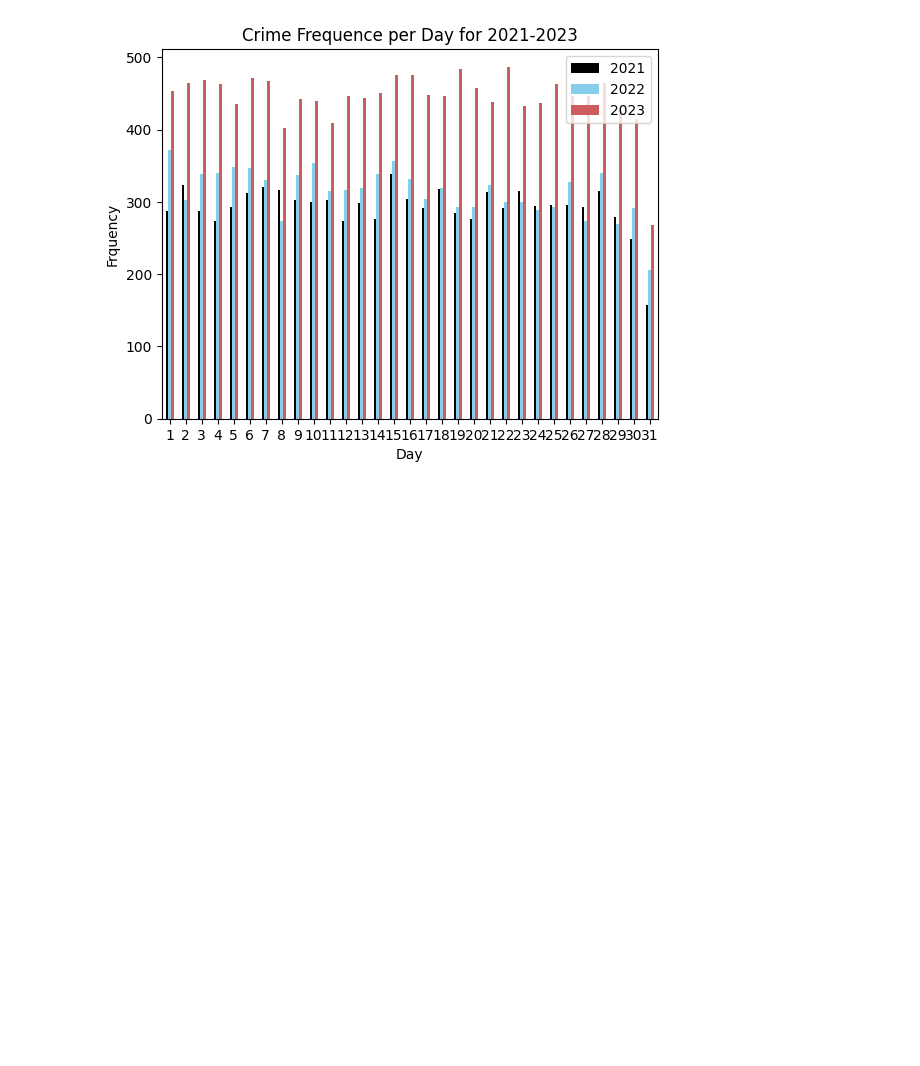
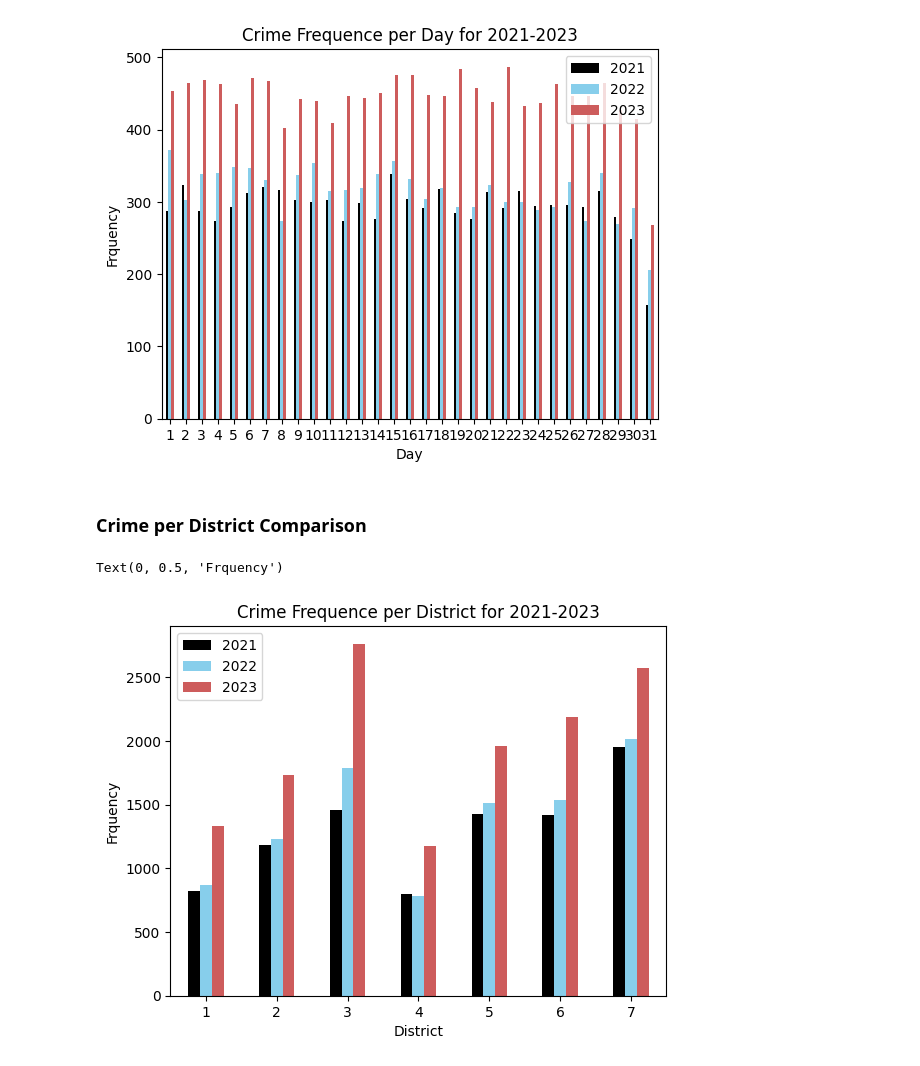
Before and after one commit to thinhh/CMPE-255-Project, a Jupyter notebook: Oakland_Data_Analysis.ipynb, the cells around one changed output. Cells and saved outputs as stored; diff of their text form; code cells hidden in the pictures; blank space fills up the shorter version.

Commit message:
add district analysis for 21-23

```diff
--- a/Oakland_Data_Analysis.ipynb
+++ b/Oakland_Data_Analysis.ipynb
@@ -621,3 +621,20 @@ ax.set_ylabel("Frquency")
 # %% [output]
 Text(0, 0.5, 'Frquency')
 [figure]
+# %% [markdown]
+### Crime per District Comparison
+# %%
+district_frequency_21= df_2021['District'].value_counts()
+district_frequency_22= df_2022['District'].value_counts()
+district_frequency_23= df_2023['District'].value_counts()
+
+
+district_frequency_21_23 = pd.DataFrame({"2021": district_frequency_21,"2022":district_frequency_22,"2023":district_frequency_23})
+
+
+ax = district_frequency_21_23.plot.bar(color=["Black","SkyBlue","IndianRed"], rot=0, title="Crime Frequence per District for 2021-2023")
+ax.set_xlabel("District")
+ax.set_ylabel("Frquency")
+# %% [output]
+Text(0, 0.5, 'Frquency')
+[figure, added]
```
